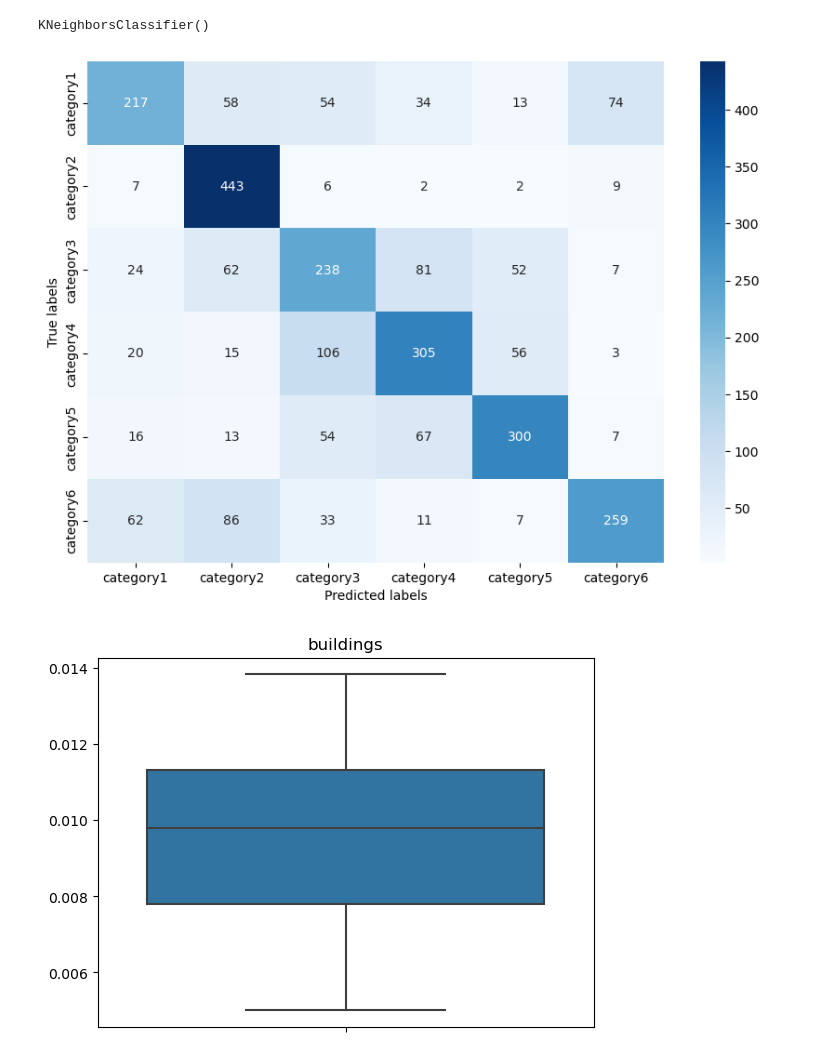
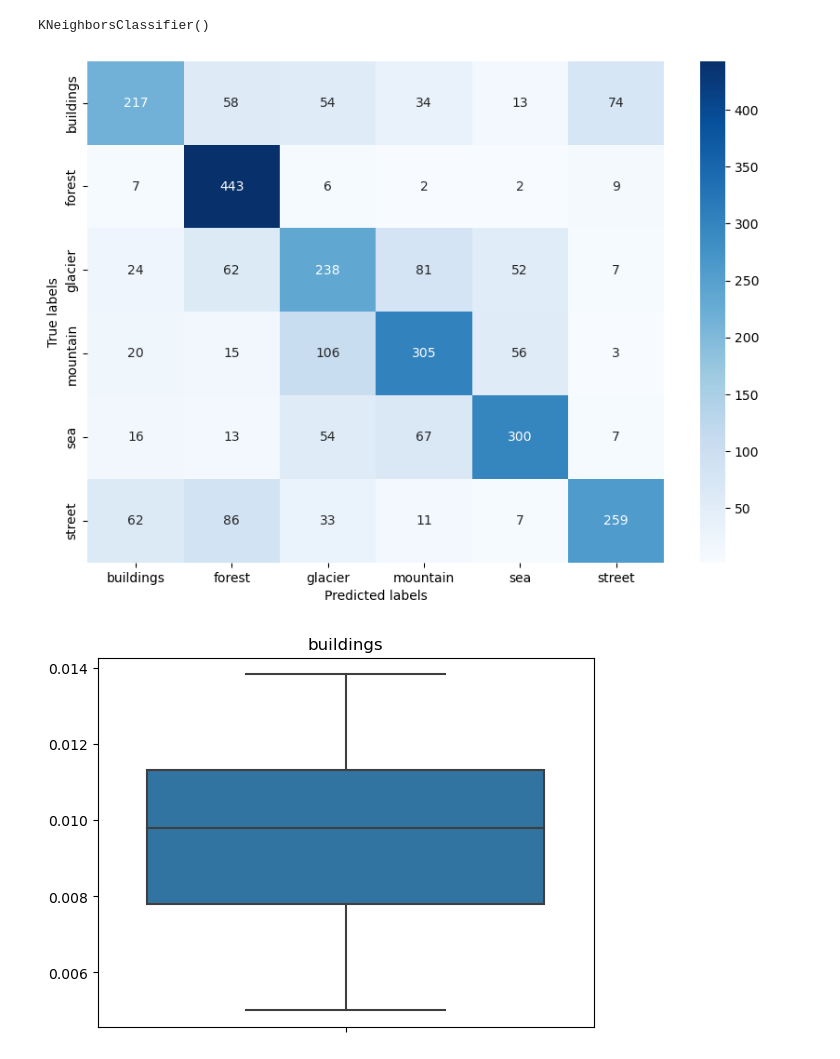
Before and after one commit to memote024/CS7324fall23, a Jupyter notebook: lab2/Lab2_Final.ipynb, the cells around one changed output. Cells and saved outputs as stored; diff of their text form; code cells hidden in the pictures.

```diff
--- a/lab2/Lab2_Final.ipynb
+++ b/lab2/Lab2_Final.ipynb
@@ -220,23 +207,29 @@ KNN Classifier Accuracy: 60.47%
 # %%
 from sklearn.decomposition import PCA
 from sklearn.preprocessing import StandardScaler
-from sklearn.model_selection import GridSearchCV
+from sklearn.model_selection import train_test_split, GridSearchCV
 from sklearn.neighbors import KNeighborsClassifier
 from sklearn.metrics import accuracy_score
 
-# Assuming you have already extracted the DAISY features and have X_train and X_test ready.
+# Convert the extracted features and labels into arrays
+X = np.concatenate(list(all_features.values()), axis=0)
+y = np.array(all_labels)
 
-# Step 2: Perform PCA on the extracted features
-pca = PCA(n_components=0.95)  # retain 95% of the variance
+# Split the data into training and testing sets
+X_train, X_test, y_train, y_test = train_test_split(X, y, test_size=0.2, random_state=42)
+num_components = min(50, X_train.shape[1])
+
+# Apply randomized PCA on the dataset
+pca = PCA(n_components=num_components, svd_solver='randomized')
 X_train_pca = pca.fit_transform(X_train)
 X_test_pca = pca.transform(X_test)
 
-# Step 3: Normalize the PCA-transformed data
+# Normalize the PCA-transformed data
 scaler = StandardScaler()
 X_train_scaled = scaler.fit_transform(X_train_pca)
 X_test_scaled = scaler.transform(X_test_pca)
 
-# Step 4: Model training/testing
+# Train a K-Nearest Neighbor classifier using GridSearchCV for hyperparameter tuning
 params = {
     'n_neighbors': list(range(1, 11)),
     'weights': ['uniform', 'distance'],
@@ -247,8 +240,8 @@ knn = KNeighborsClassifier()
 clf = GridSearchCV(knn, params, cv=5)
 clf.fit(X_train_scaled, y_train)
 
-# Predict using the best model
+# Predict on the test set using the best model
 y_pred = clf.best_estimator_.predict(X_test_scaled)
 accuracy = accuracy_score(y_test, y_pred)
-print(f"Optimized KNN Accuracy after PCA: {accuracy*100:.4f}")
+print(f"KNN Accuracy after randomized PCA: {accuracy*100:.4f}%")
 # %% [output]
@@ -271,16 +281,14 @@ y_pred = knn.predict(X_test)
 from sklearn.metrics import confusion_matrix
 cm = confusion_matrix(y_test, y_pred)
 # %%
-import seaborn as sns
-import matplotlib.pyplot as plt
-
+categories = list(all_features.keys())
 plt.figure(figsize=(10, 7))
 sns.heatmap(cm, annot=True, fmt="d", cmap="Blues", xticklabels=categories, yticklabels=categories)
 plt.xlabel('Predicted labels')
 plt.ylabel('True labels')
 plt.show()
 # %% [output]
-[figure, old version]
+[figure, new version]
 # %%
 ## Box Plot Analysis
 # %%
```
Also changed, not shown: parts of 4 cells of this notebook.
